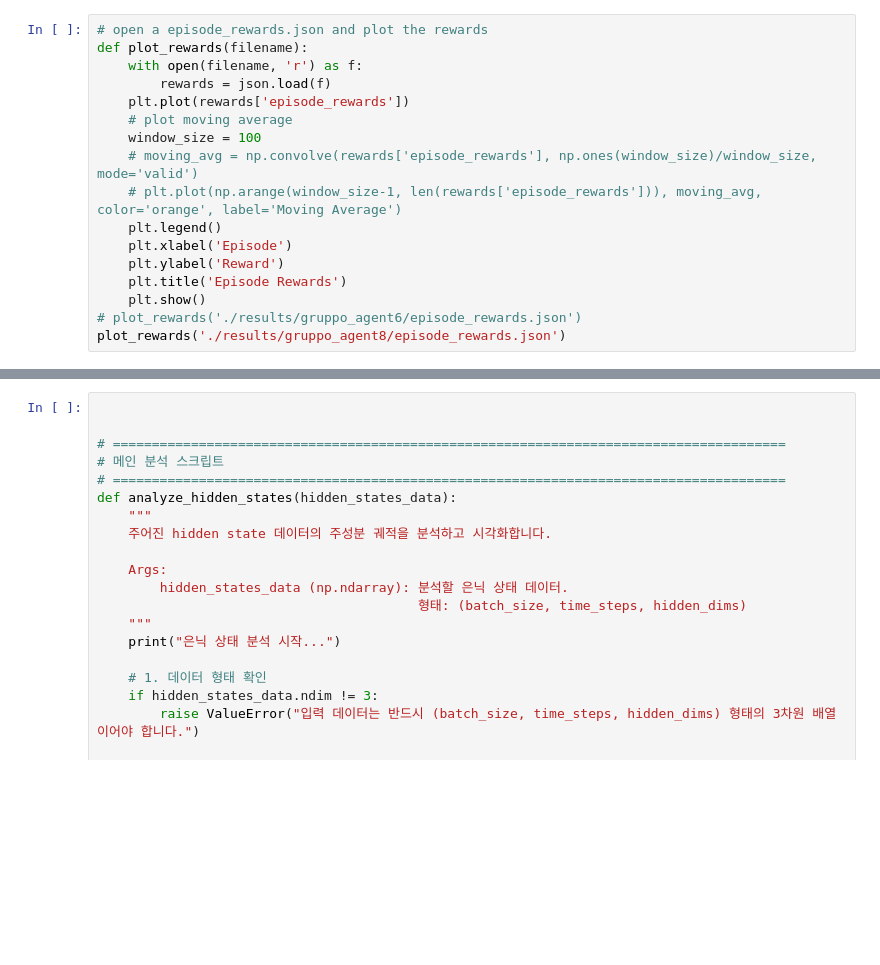
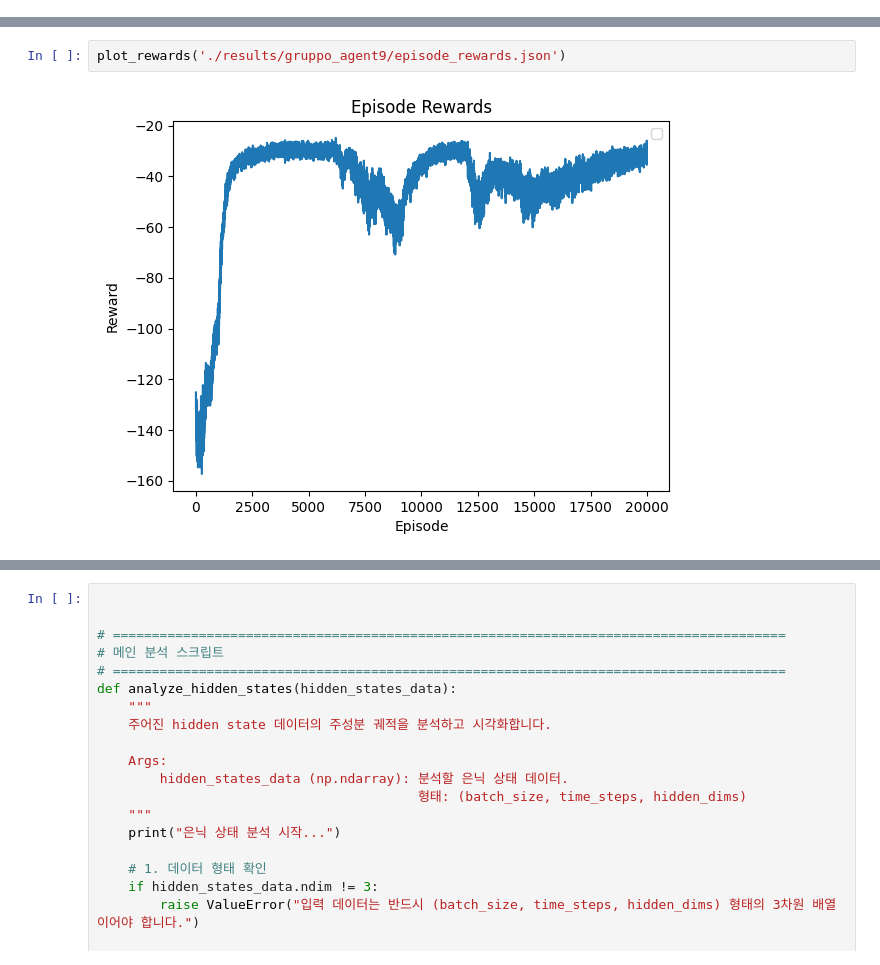
Before and after one commit to clmnlab/MotorNet, a Jupyter notebook: test.ipynb, the cells around one changed output, grey strips where cells are left out. Drawn from its saved outputs; the diff is of its cells as text; blank space fills up the shorter version.

```diff
--- a/test.ipynb
+++ b/test.ipynb
@@ -56,17 +31,0 @@ def plot_simulations2(xy, target_xy):
-# %%
-# open a episode_rewards.json and plot the rewards
-def plot_rewards(filename):
-    with open(filename, 'r') as f:
-        rewards = json.load(f)
-    plt.plot(rewards['episode_rewards'])
-    # plot moving average
-    window_size = 100
-    # moving_avg = np.convolve(rewards['episode_rewards'], np.ones(window_size)/window_size, mode='valid')
-    # plt.plot(np.arange(window_size-1, len(rewards['episode_rewards'])), moving_avg, color='orange', label='Moving Average')
-    plt.legend()
-    plt.xlabel('Episode')
-    plt.ylabel('Reward')
-    plt.title('Episode Rewards')
-    plt.show()
-# plot_rewards('./results/gruppo_agent6/episode_rewards.json')
-plot_rewards('./results/gruppo_agent8/episode_rewards.json')
@@ -75,3 +32,7 @@ plot_rewards('./results/gruppo_agent8/episode_rewards.json')
+# %%
+plot_rewards('./results/gruppo_agent9/episode_rewards.json')
+# %% [output]
+[figure, added]
 # %%
 device = th.device("cuda" if th.cuda.is_available() else "cpu")
 config = 'params.json'
```
Also changed, not shown: parts of 22 cells of this notebook, 3 other files.
